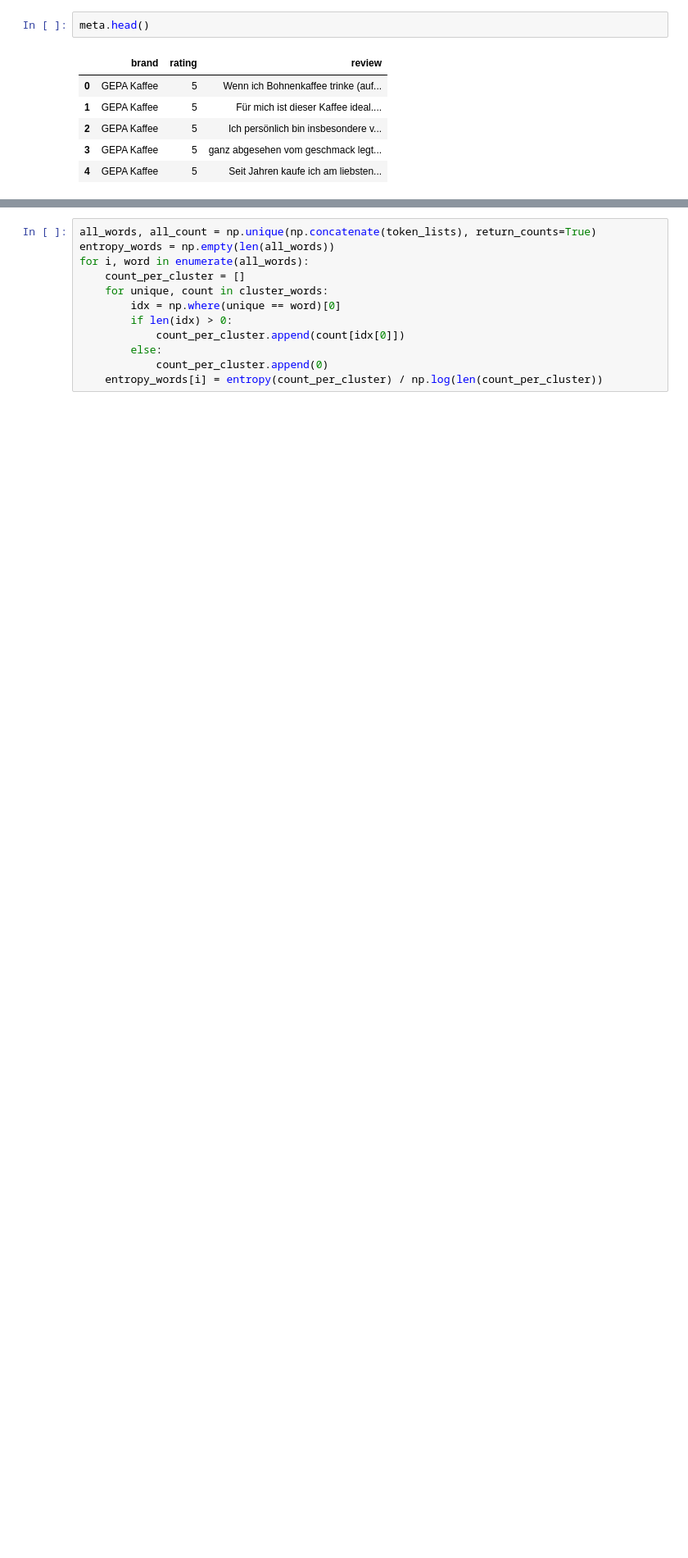
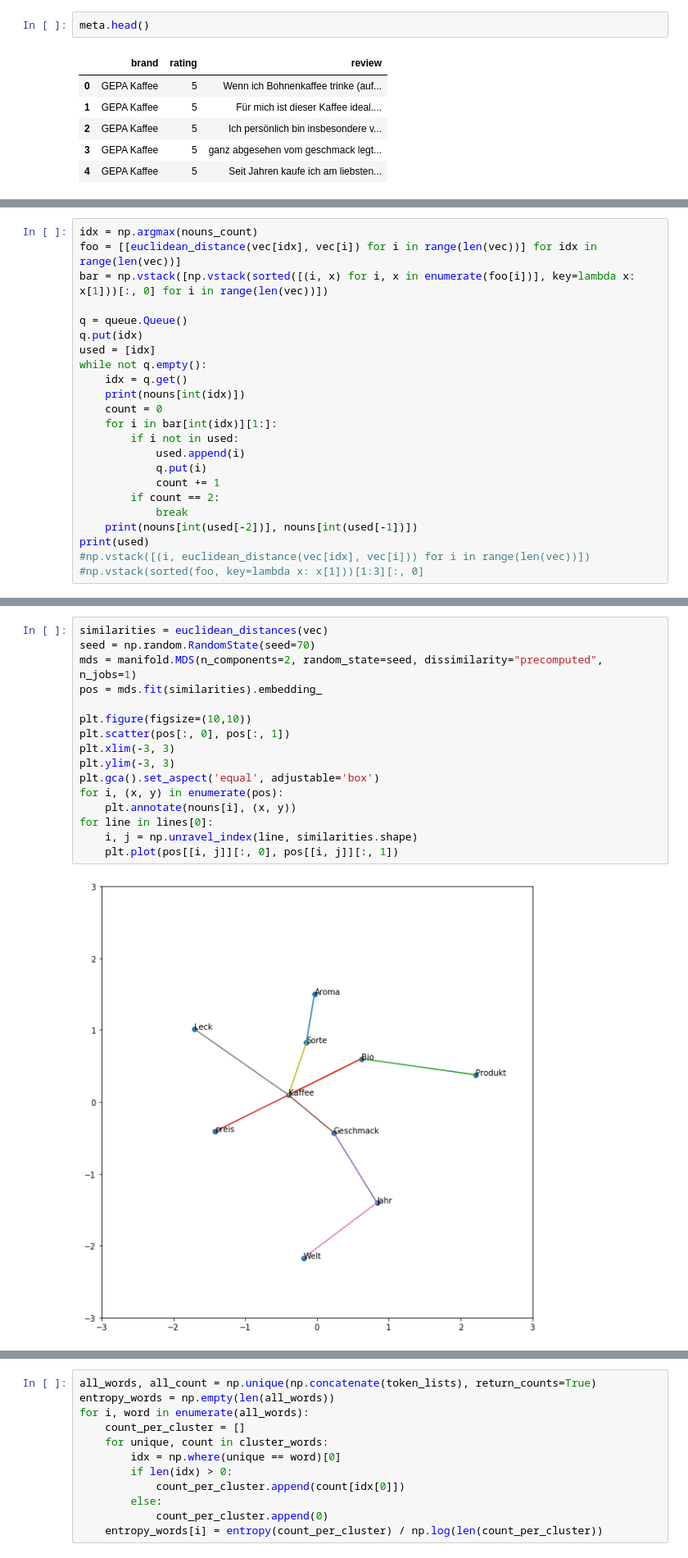
Before and after one commit to raweon1/Forecast, a Jupyter notebook: source/Topic/Topic.ipynb, the cells around one changed output, grey strips where cells are left out. Shown at 82% size. Saved outputs shown, nothing was run; the diff lists cells and outputs as text; blank space fills up the shorter version.

```diff
--- a/source/Topic/Topic.ipynb
+++ b/source/Topic/Topic.ipynb
@@ -128,0 +143,23 @@ cluster_words = [np.unique(np.concatenate(np.vstack(clusters[i])[:,1]), return_c
+# %%
+idx = np.argmax(nouns_count)
+foo = [[euclidean_distance(vec[idx], vec[i]) for i in range(len(vec))] for idx in range(len(vec))]
+bar = np.vstack([np.vstack(sorted([(i, x) for i, x in enumerate(foo[i])], key=lambda x: x[1]))[:, 0] for i in range(len(vec))])
+
+q = queue.Queue()
+q.put(idx)
+used = [idx]
+while not q.empty():
+    idx = q.get()
+    print(nouns[int(idx)])
+    count = 0
+    for i in bar[int(idx)][1:]:
+        if i not in used:
+            used.append(i)
+            q.put(i)
+            count += 1
+        if count == 2:
+            break
+    print(nouns[int(used[-2])], nouns[int(used[-1])])
+print(used)
+#np.vstack([(i, euclidean_distance(vec[idx], vec[i])) for i in range(len(vec))])
+#np.vstack(sorted(foo, key=lambda x: x[1]))[1:3][:, 0]
@@ -128,0 +219,18 @@ cluster_words = [np.unique(np.concatenate(np.vstack(clusters[i])[:,1]), return_c
+# %%
+similarities = euclidean_distances(vec)
+seed = np.random.RandomState(seed=70)
+mds = manifold.MDS(n_components=2, random_state=seed, dissimilarity="precomputed", n_jobs=1)
+pos = mds.fit(similarities).embedding_
+
+plt.figure(figsize=(10,10))
+plt.scatter(pos[:, 0], pos[:, 1])
+plt.xlim(-3, 3)
+plt.ylim(-3, 3)
+plt.gca().set_aspect('equal', adjustable='box')
+for i, (x, y) in enumerate(pos):
+    plt.annotate(nouns[i], (x, y))
+for line in lines[0]:
+    i, j = np.unravel_index(line, similarities.shape)
+    plt.plot(pos[[i, j]][:, 0], pos[[i, j]][:, 1])
+# %% [output]
+[figure, added]
```
Also changed, not shown: parts of 21 cells of this notebook, 3 other files.
